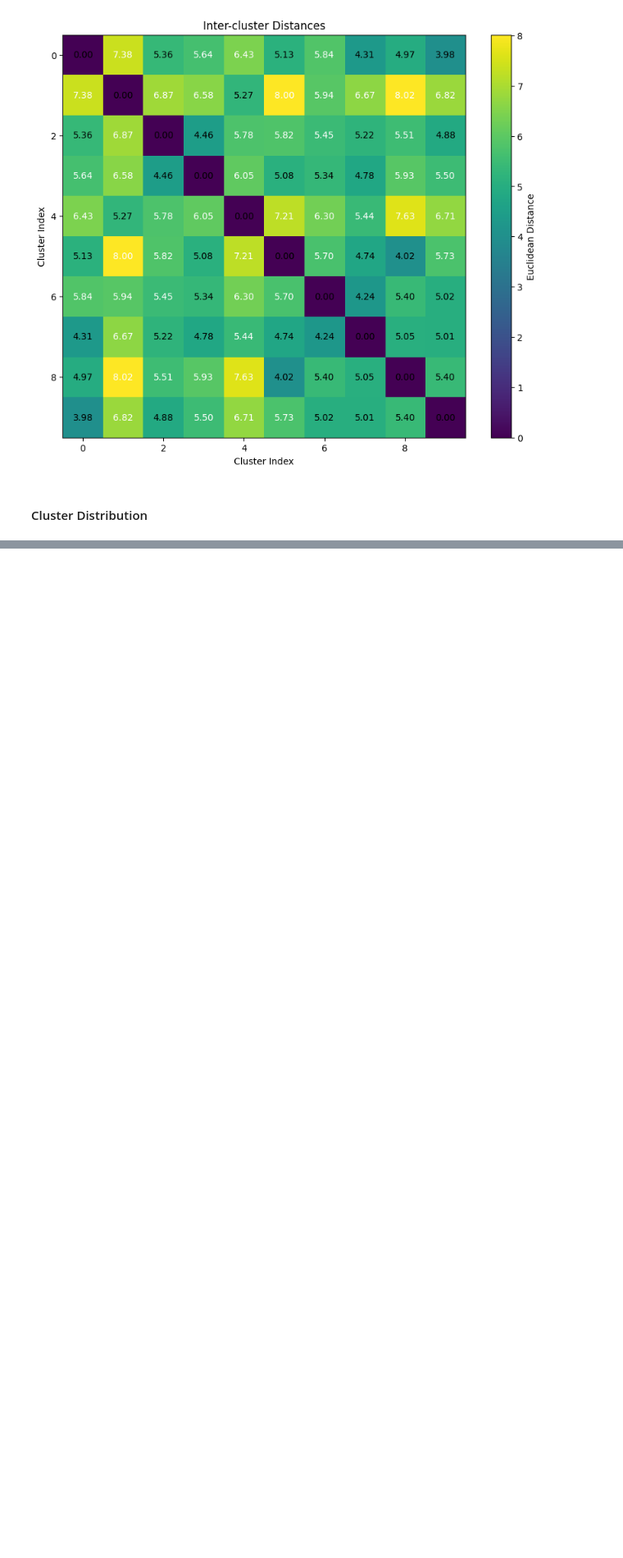
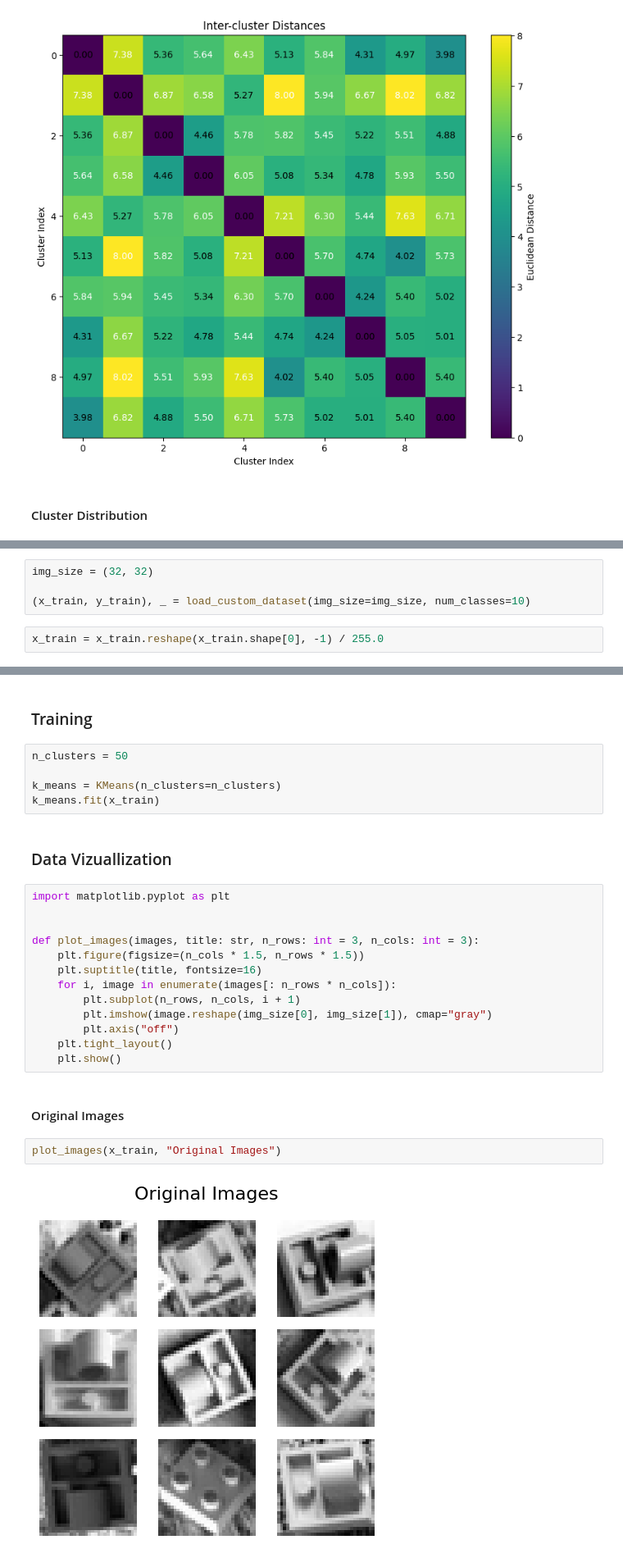
Before and after one commit to Elesdes/5IABD_UnsupervisedDL, a Jupyter notebook: src/algorithms/k_means/k_means.ipynb, the cells around one changed output, grey strips where cells are left out. Shown at 82% size. Cells and saved outputs as stored; diff of their text form; blank space fills up the shorter version.

Commit message:
With Lego Dataset

```diff
--- a/src/algorithms/k_means/k_means.ipynb
+++ b/src/algorithms/k_means/k_means.ipynb
@@ -195,0 +193,6 @@ plt.show()
+# %%
+img_size = (32, 32)
+
+(x_train, y_train), _ = load_custom_dataset(img_size=img_size, num_classes=10)
+# %%
+x_train = x_train.reshape(x_train.shape[0], -1) / 255.0
@@ -195,0 +203,28 @@ plt.show()
+# %% [markdown]
+### Training
+# %%
+n_clusters = 50
+
+k_means = KMeans(n_clusters=n_clusters)
+k_means.fit(x_train)
+# %% [markdown]
+### Data Vizuallization
+# %%
+import matplotlib.pyplot as plt
+
+
+def plot_images(images, title: str, n_rows: int = 3, n_cols: int = 3):
+    plt.figure(figsize=(n_cols * 1.5, n_rows * 1.5))
+    plt.suptitle(title, fontsize=16)
+    for i, image in enumerate(images[: n_rows * n_cols]):
+        plt.subplot(n_rows, n_cols, i + 1)
+        plt.imshow(image.reshape(img_size[0], img_size[1]), cmap="gray")
+        plt.axis("off")
+    plt.tight_layout()
+    plt.show()
+# %% [markdown]
+#### Original Images
+# %%
+plot_images(x_train, "Original Images")
+# %% [output]
+[figure, added]
```
Also changed, not shown: parts of 25 cells of this notebook.
